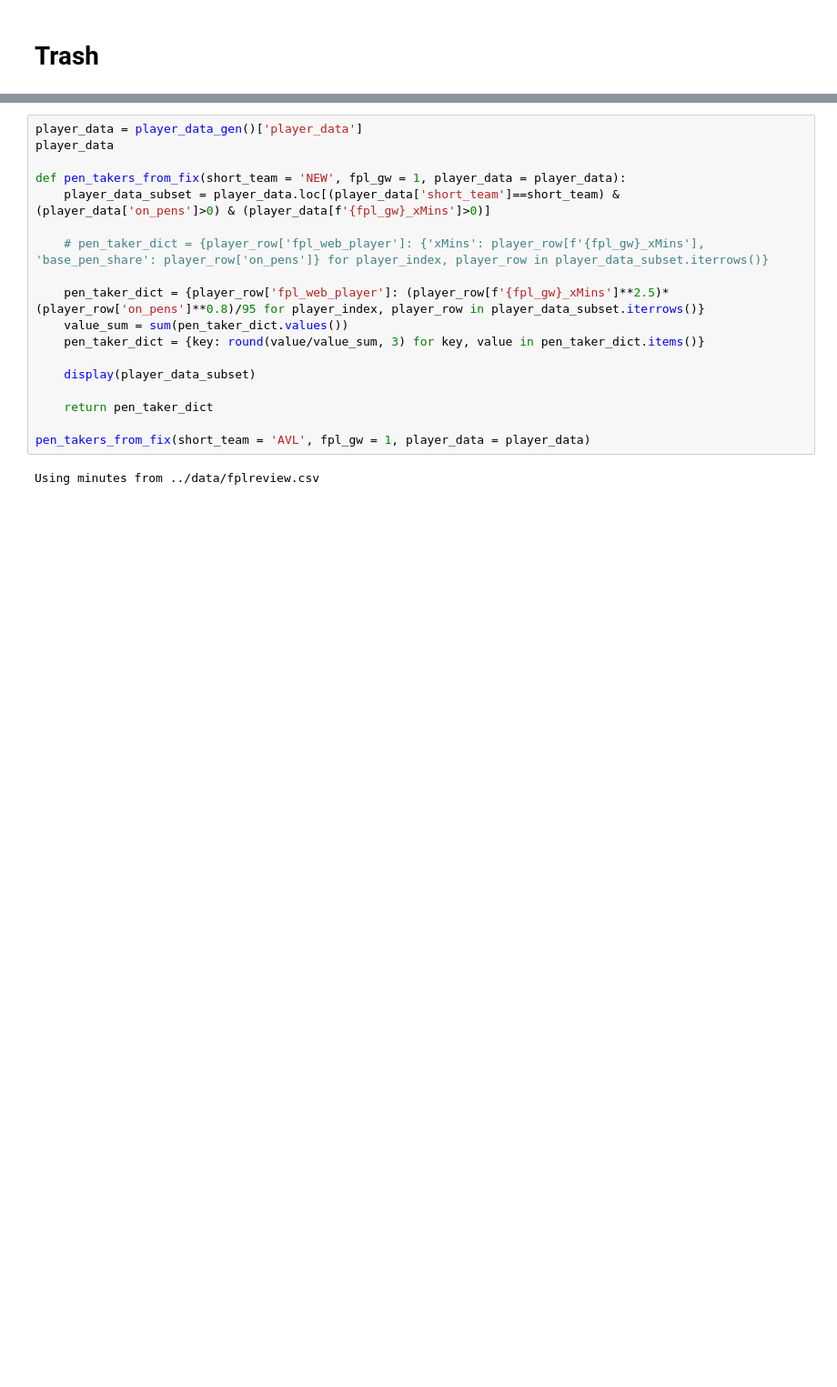
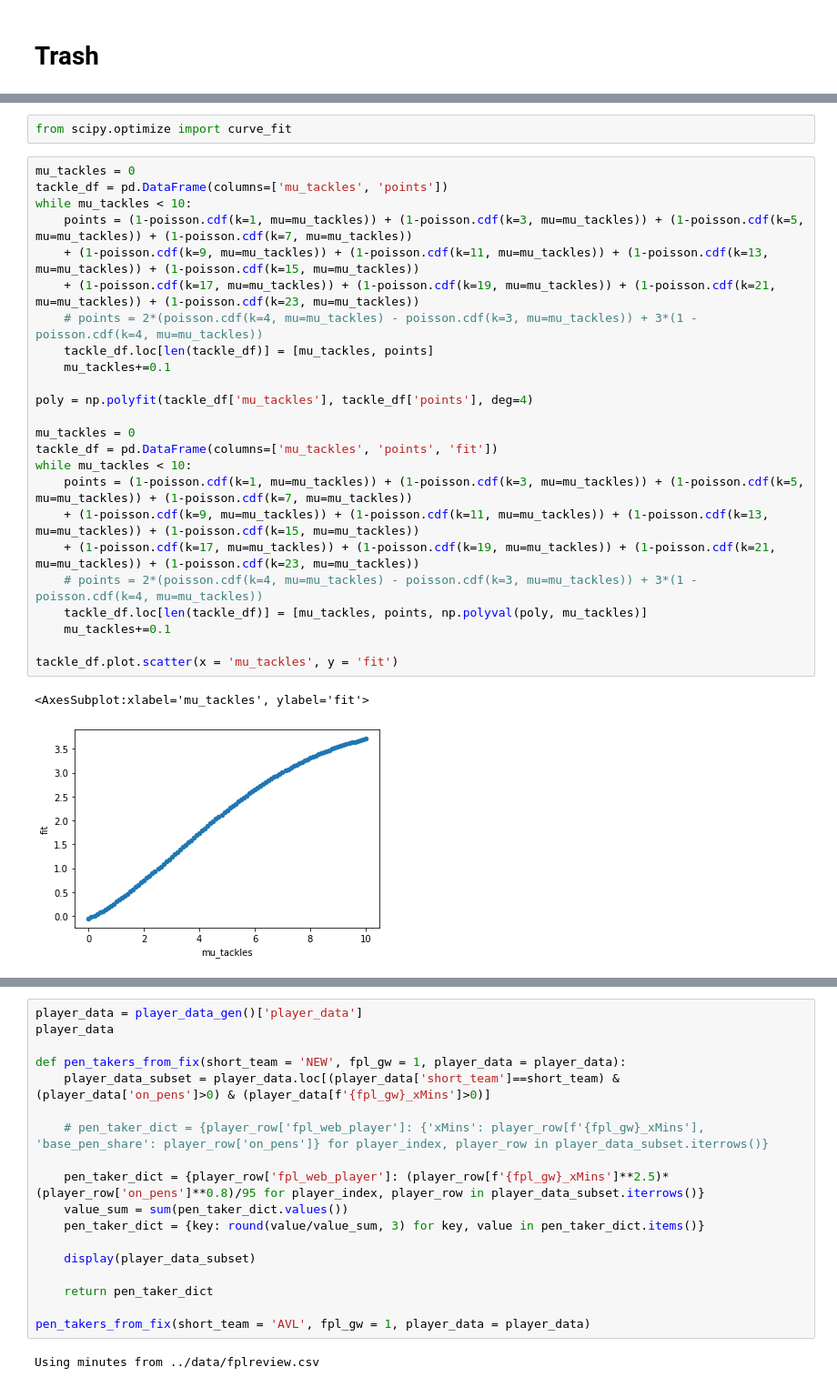
Before and after one commit to SamTroy/TFF_Optimization, a Jupyter notebook: notebooks/tff_optimization.ipynb, the cells around one changed output, grey strips where cells are left out. Shown at 91% size. Saved outputs shown, nothing was run; the diff lists cells and outputs as text; blank space fills up the shorter version.

```diff
--- a/notebooks/tff_optimization.ipynb
+++ b/notebooks/tff_optimization.ipynb
@@ -539,0 +497,29 @@ HTTPError: HTTP Error 404: Not Found
+# %%
+from scipy.optimize import curve_fit
+# %%
+mu_tackles = 0
+tackle_df = pd.DataFrame(columns=['mu_tackles', 'points'])
+while mu_tackles < 10:
+    points = (1-poisson.cdf(k=1, mu=mu_tackles)) + (1-poisson.cdf(k=3, mu=mu_tackles)) + (1-poisson.cdf(k=5, mu=mu_tackles)) + (1-poisson.cdf(k=7, mu=mu_tackles))
+    + (1-poisson.cdf(k=9, mu=mu_tackles)) + (1-poisson.cdf(k=11, mu=mu_tackles)) + (1-poisson.cdf(k=13, mu=mu_tackles)) + (1-poisson.cdf(k=15, mu=mu_tackles))
+    + (1-poisson.cdf(k=17, mu=mu_tackles)) + (1-poisson.cdf(k=19, mu=mu_tackles)) + (1-poisson.cdf(k=21, mu=mu_tackles)) + (1-poisson.cdf(k=23, mu=mu_tackles))
+    # points = 2*(poisson.cdf(k=4, mu=mu_tackles) - poisson.cdf(k=3, mu=mu_tackles)) + 3*(1 - poisson.cdf(k=4, mu=mu_tackles))
+    tackle_df.loc[len(tackle_df)] = [mu_tackles, points]
+    mu_tackles+=0.1
+
+poly = np.polyfit(tackle_df['mu_tackles'], tackle_df['points'], deg=4)
+
+mu_tackles = 0
+tackle_df = pd.DataFrame(columns=['mu_tackles', 'points', 'fit'])
+while mu_tackles < 10:
+    points = (1-poisson.cdf(k=1, mu=mu_tackles)) + (1-poisson.cdf(k=3, mu=mu_tackles)) + (1-poisson.cdf(k=5, mu=mu_tackles)) + (1-poisson.cdf(k=7, mu=mu_tackles))
+    + (1-poisson.cdf(k=9, mu=mu_tackles)) + (1-poisson.cdf(k=11, mu=mu_tackles)) + (1-poisson.cdf(k=13, mu=mu_tackles)) + (1-poisson.cdf(k=15, mu=mu_tackles))
+    + (1-poisson.cdf(k=17, mu=mu_tackles)) + (1-poisson.cdf(k=19, mu=mu_tackles)) + (1-poisson.cdf(k=21, mu=mu_tackles)) + (1-poisson.cdf(k=23, mu=mu_tackles))
+    # points = 2*(poisson.cdf(k=4, mu=mu_tackles) - poisson.cdf(k=3, mu=mu_tackles)) + 3*(1 - poisson.cdf(k=4, mu=mu_tackles))
+    tackle_df.loc[len(tackle_df)] = [mu_tackles, points, np.polyval(poly, mu_tackles)]
+    mu_tackles+=0.1
+
+tackle_df.plot.scatter(x = 'mu_tackles', y = 'fit')
+# %% [output]
+<AxesSubplot:xlabel='mu_tackles', ylabel='fit'>
+[figure, added]
```
Also changed, not shown: parts of 14 cells of this notebook, 1 other file.
